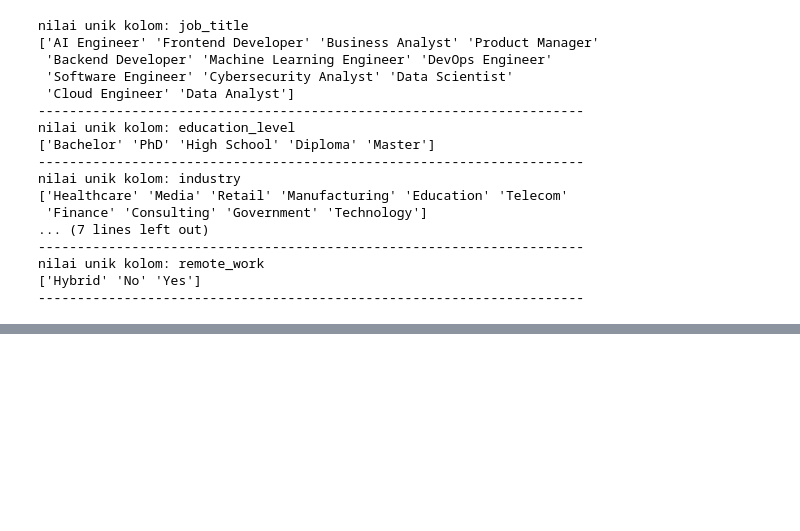
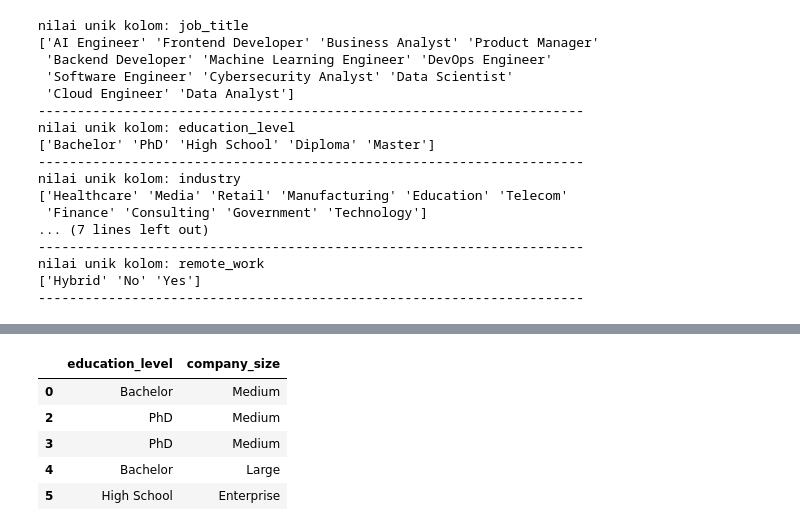
Before and after one commit to HafidzAfrieno/Data-Cleaning-Project, a Jupyter notebook: job_salary_cleaning.ipynb, the cells around one changed output, grey strips where cells are left out. Drawn from its saved outputs; the diff is of its cells as text; code cells hidden in the pictures; blank space fills up the shorter version.

```diff
--- a/job_salary_cleaning.ipynb
+++ b/job_salary_cleaning.ipynb
@@ -187,2 +191,11 @@ except:
 # %%
 # mengolah data oridnal
+df_ordinal = df[['education_level','company_size']]
+df_ordinal.head(5)
+# %% [output]
+|  | education_level | company_size |
+| 0 | Bachelor | Medium |
+| 2 | PhD | Medium |
+| 3 | PhD | Medium |
+| 4 | Bachelor | Large |
+| 5 | High School | Enterprise |
```
Also changed, not shown: parts of 6 cells of this notebook.
